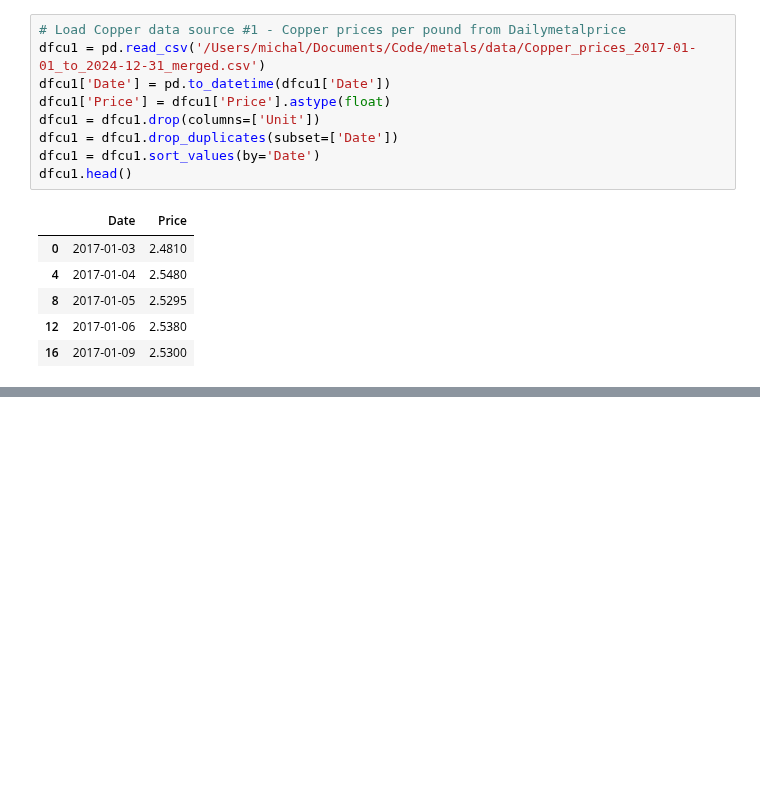
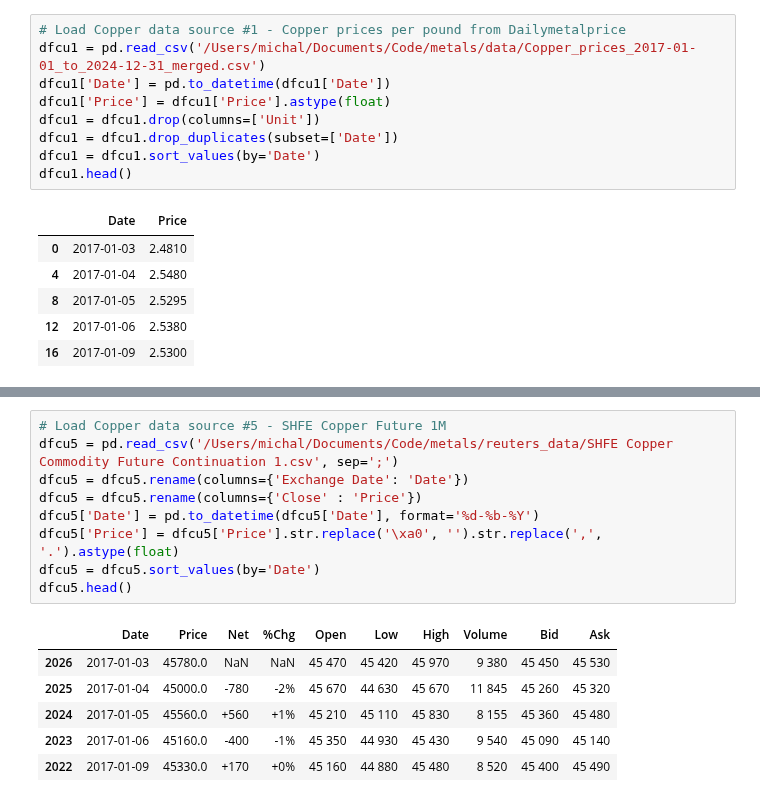
Before and after one commit to Doosheck/metals, a Jupyter notebook: data_overview.ipynb, the cells around one changed output, grey strips where cells are left out. Saved outputs shown, nothing was run; the diff lists cells and outputs as text; blank space fills up the shorter version.

```diff
--- a/data_overview.ipynb
+++ b/data_overview.ipynb
@@ -471,0 +565,16 @@ dfcu1.head()
+# %%
+# Load Copper data source #5 - SHFE Copper Future 1M
+dfcu5 = pd.read_csv('/Users/michal/Documents/Code/metals/reuters_data/SHFE Copper Commodity Future Continuation 1.csv', sep=';')
+dfcu5 = dfcu5.rename(columns={'Exchange Date': 'Date'})
+dfcu5 = dfcu5.rename(columns={'Close' : 'Price'})
+dfcu5['Date'] = pd.to_datetime(dfcu5['Date'], format='%d-%b-%Y')
+dfcu5['Price'] = dfcu5['Price'].str.replace('\xa0', '').str.replace(',', '.').astype(float)
+dfcu5 = dfcu5.sort_values(by='Date')
+dfcu5.head()
+# %% [output]
+|  | Date | Price | Net | %Chg | Open | Low | High | Volume | Bid | Ask |
+| 2026 | 2017-01-03 | 45780.0 | NaN | NaN | 45 470 | 45 420 | 45 970 | 9 380 | 45 450 | 45 530 |
+| 2025 | 2017-01-04 | 45000.0 | -780 | -2% | 45 670 | 44 630 | 45 670 | 11 845 | 45 260 | 45 320 |
+| 2024 | 2017-01-05 | 45560.0 | +560 | +1% | 45 210 | 45 110 | 45 830 | 8 155 | 45 360 | 45 480 |
+| 2023 | 2017-01-06 | 45160.0 | -400 | -1% | 45 350 | 44 930 | 45 430 | 9 540 | 45 090 | 45 140 |
+| 2022 | 2017-01-09 | 45330.0 | +170 | +0% | 45 160 | 44 880 | 45 480 | 8 520 | 45 400 | 45 490 |
```
Also changed, not shown: parts of 20 cells of this notebook.
